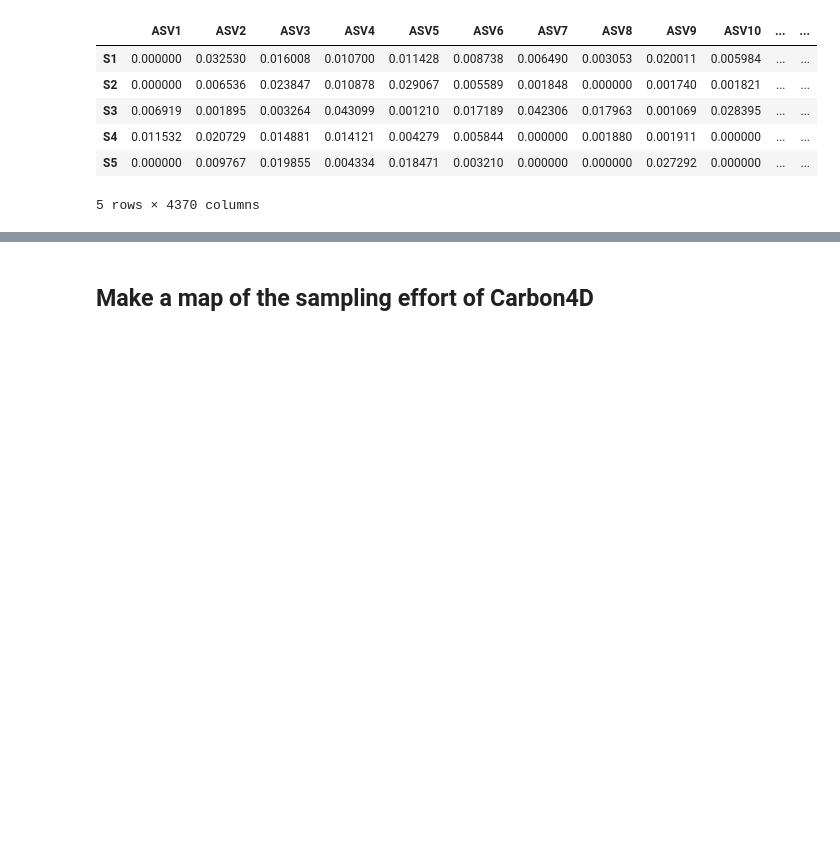
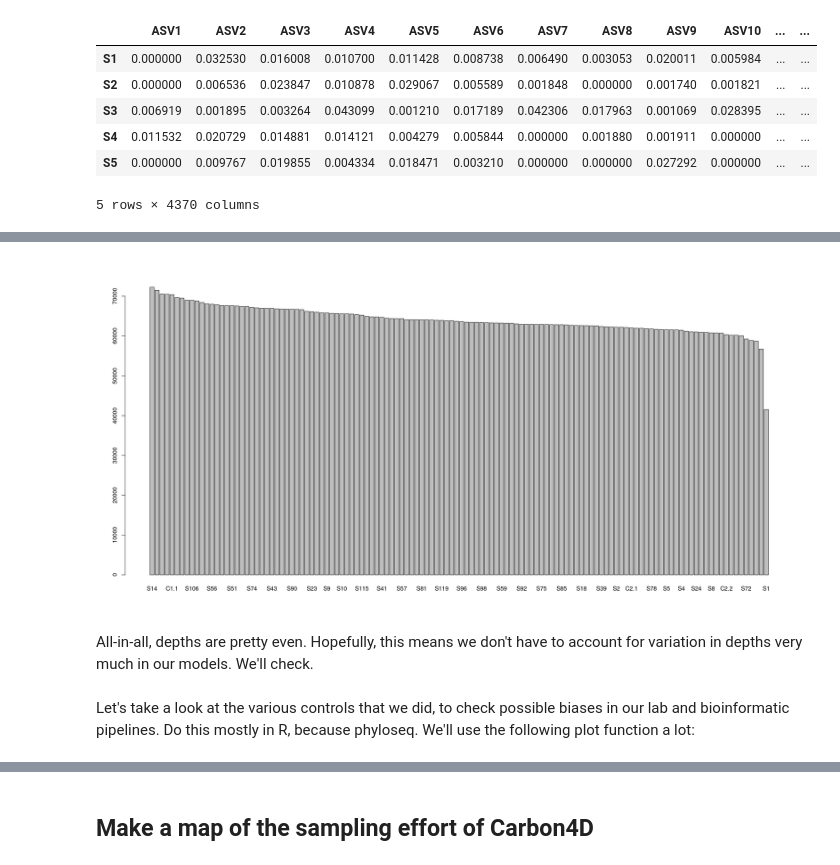
Before and after one commit to danchurch/fichtelgebirgeSoils, a Jupyter notebook: spatialAnalysis/spatialAnalysisSulariData.ipynb, the cells around one changed output, grey strips where cells are left out. Saved outputs shown, nothing was run; the diff lists cells and outputs as text; code cells hidden in the pictures; blank space fills up the shorter version.

```diff
--- a/spatialAnalysis/spatialAnalysisSulariData.ipynb
+++ b/spatialAnalysis/spatialAnalysisSulariData.ipynb
@@ -137,0 +148,8 @@ comData.head()
+# %%
+barpblot(sort(sample_sums(ps), decreasing=TRUE))
+# %% [output]
+[figure, added]
+# %% [markdown]
+All-in-all, depths are pretty even. Hopefully, this means we don't have to account for variation in depths very much in our models. We'll check.
+# %% [markdown]
+Let's take a look at the various controls that we did, to check possible biases in our lab and bioinformatic pipelines. Do this mostly in R, because phyloseq. We'll use the following plot function a lot:
```
Also changed, not shown: parts of 31 cells of this notebook, 3 other files.
